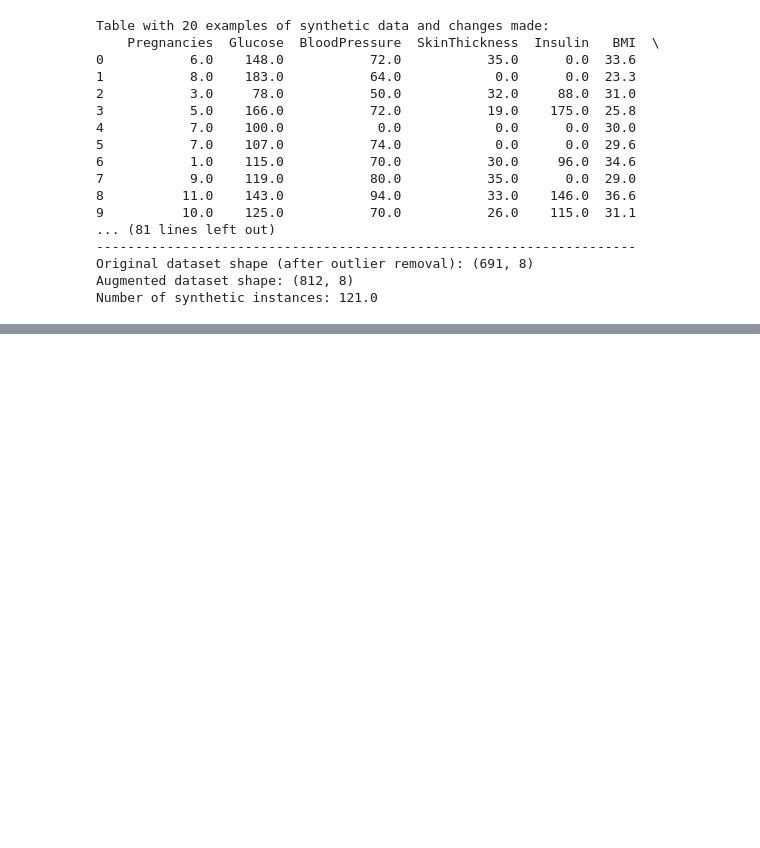
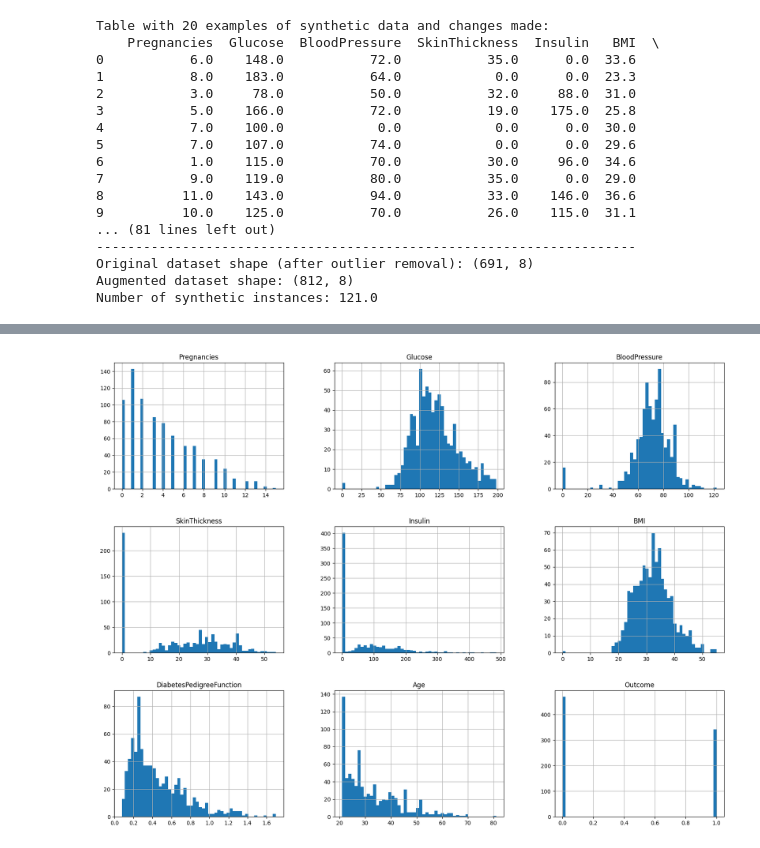
Before and after one commit to AniketGupta30/CFA, a Jupyter notebook: CFA_Major_Project.ipynb, the cells around one changed output, grey strips where cells are left out. Drawn from its saved outputs; the diff is of its cells as text; code cells hidden in the pictures; blank space fills up the shorter version.

```diff
--- a/CFA_Major_Project.ipynb
+++ b/CFA_Major_Project.ipynb
@@ -483,9 +483,10 @@ Number of synthetic instances: 121.0
 import pandas as pd
 
 url = '/content/augmented_dataset.csv'
-columns = ['Pregnancies', 'Glucose', 'BloodPressure', 'SkinThickness', 'Insulin', 'BMI', 'DiabetesPedigreeFunction', 'Age', 'Outcome']
 
-data = pd.read_csv(url, names=columns)
+data = pd.read_csv(url)
+data.drop(columns=['Is_Synthetic'], inplace=True)
+
 print(data.head())
 
 # Basic statistics
@@ -499,12 +500,9 @@ import seaborn as sns
 import matplotlib.pyplot as plt
 
 # Histograms
-# data.hist(bins=50, figsize=(20, 15))
-# plt.show()
-# Select only numeric columns for histograms
-# numeric_columns = data.select_dtypes(include=['number'])
-# numeric_columns.hist(bins=50, figsize=(20, 15))
-# plt.show()
+data.hist(bins=50, figsize=(20, 15))
+plt.show()
+
 
 
 # Correlation matrix
@@ -552,4 +550,86 @@ model_accuracies = {
 
 best_model = max(model_accuracies, key=model_accuracies.get)
 print(f'The best model is: {best_model} with an accuracy of {model_accuracies[best_model]:.2f}')
+
+# import pandas as pd
+
+# url = '/content/augmented_dataset.csv'
+# columns = ['Pregnancies', 'Glucose', 'BloodPressure', 'SkinThickness', 'Insulin', 'BMI',
+#            'DiabetesPedigreeFunction', 'Age', 'Outcome']
+
+# # Load dataset
+# data = pd.read_csv(url, names=columns)
+
+
+
+# # Convert all columns to numeric (coercing errors to NaN)
+# data = data.apply(pd.to_numeric, errors='coerce')
+
+# # Print first few rows to check
+# print(data.head())
+
+
+# # Handle missing values if any were introduced due to conversion
+# print("Missing values in each column:\n", data.isnull().sum())
+
+# # If necessary, fill missing values with the column mean or median
+# data.fillna(data.mean(), inplace=True)
+
+# # Basic statistics
+# print(data.describe())
+
+# # Visualize data distributions
+# import seaborn as sns
+# import matplotlib.pyplot as plt
+
+# # Histograms
+# numeric_columns = data.select_dtypes(include=['number'])
+# numeric_columns.hist(bins=50, figsize=(20, 15))
+# plt.show()
+
+# # Correlation matrix
+# corr_matrix = data.corr()
+# sns.heatmap(corr_matrix, annot=True, cmap='coolwarm')
+# plt.show()
+
+# from sklearn.model_selection import train_test_split
+# from sklearn.preprocessing import StandardScaler
+
+# # Split the data into features and target
+# X = data.drop('Outcome', axis=1)
+# y = data['Outcome']
+
+# # Split the data into training and test sets
+# X_train, X_test, y_train, y_test = train_test_split(X, y, test_size=0.2, random_state=42)
+
+# # Standardize the features
+# scaler = StandardScaler()
+# X_train_scaled = scaler.fit_transform(X_train)
+# X_test_scaled = scaler.transform(X_test)
+
+# from sklearn.linear_model import LogisticRegression
+# from sklearn.ensemble import RandomForestClassifier
+# from sklearn.svm import SVC
+# from sklearn.metrics import accuracy_score, confusion_matrix, ConfusionMatrixDisplay
+# import matplotlib.pyplot as plt
+
+# # Logistic Regression
+# log_reg = LogisticRegression()
+# log_reg.fit(X_train_scaled, y_train)
+# log_reg_pred = log_reg.predict(X_test_scaled)
+# log_reg_acc = accuracy_score(y_test, log_reg_pred)
+# print(f'Logistic Regression Accuracy: {log_reg_acc:.2f}')
+
+# # Confusion Matrix for Logistic Regression
+# log_reg_cm = confusion_matrix(y_test, log_reg_pred)
+# ConfusionMatrixDisplay(log_reg_cm).plot()
+# plt.title('Confusion Matrix for Logistic Regression')
+# plt.show()
+
+# model_accuracies = {
+#     'Logistic Regression': log_reg_acc
+# }
+
+# best_model = max(model_accuracies, key=model_accuracies.get)
+# print(f'The best model is: {best_model} with an accuracy of {model_accuracies[best_model]:.2f}')
 # %% [output]
@@ -569,4 +649,5 @@ Pregnancies  DiabetesPedigreeFunction                      Age  Outcome
 DiabetesPedigreeFunction    0
 Age                         0
 Outcome                     0
 dtype: int64
+[figure, added]
```
Also changed, not shown: parts of 1 cell of this notebook.
